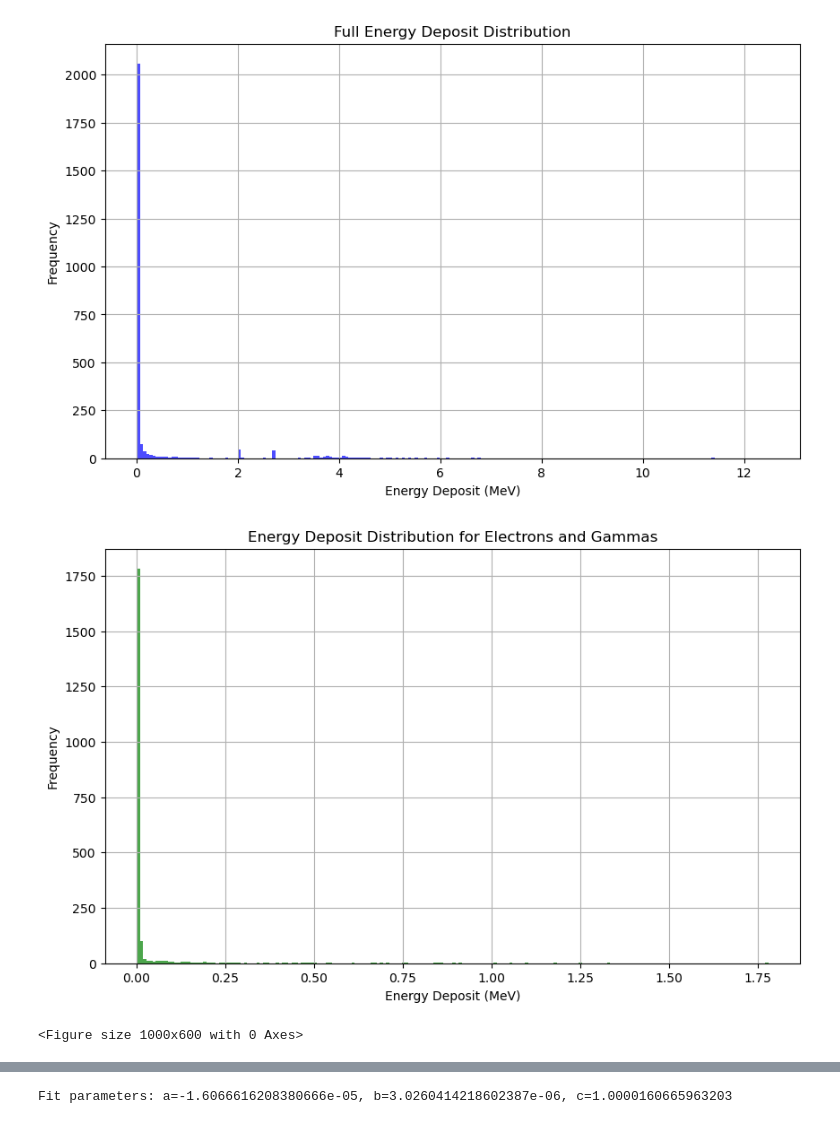
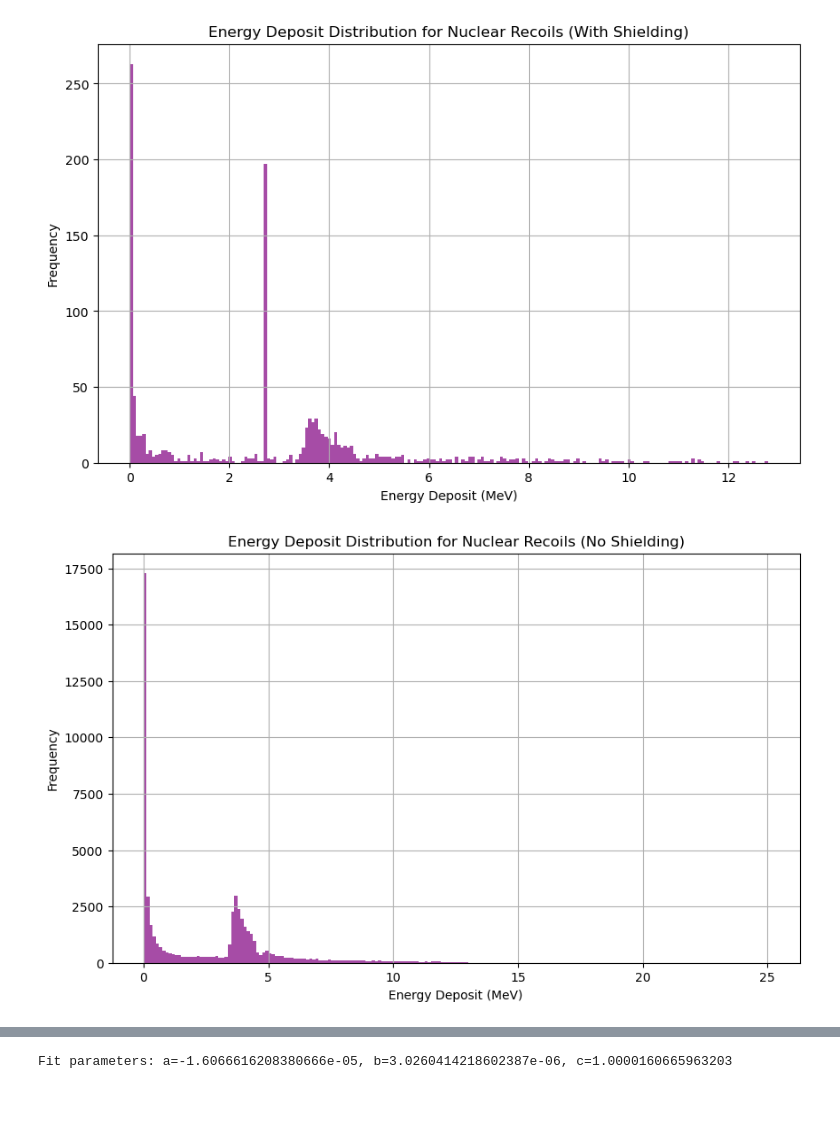
Before and after one commit to jzettle/PHONON_sim, a Jupyter notebook: analysis/sim_analysis.ipynb, the cells around one changed output, grey strips where cells are left out. Saved outputs shown, nothing was run; the diff lists cells and outputs as text; code cells hidden in the pictures.

```diff
--- a/analysis/sim_analysis.ipynb
+++ b/analysis/sim_analysis.ipynb
@@ -36,7 +36,7 @@ df.info()
 
 #access the file with no shielding in place
 
-file2 = uproot.open("/Users/jczettle/geant4/PHONON_Bkgnds/no_shield_10kneutrons.root")
+file2 = uproot.open("/Users/jczettle/geant4/PHONON_Bkgnds/noshield_10kneutrons.root")
 
 # Access the TTree
 tree_no_shield = file2["Hits"]
@@ -79,7 +79,7 @@ el_gamma_df = df[mask2 | mask3]
 proton_df = df[mask4]
 no_ions_df = df[mask2 | mask3 | mask4]
 nr_df = df[mask_nr]
-
+'''
 # Plotting the energy deposit distribution
 plt.figure(figsize=(10, 6))
 plt.hist(df['Edep'], bins=200, color='blue', alpha=0.7)
@@ -87,7 +87,7 @@ plt.title('Full Energy Deposit Distribution')
 plt.xlabel('Energy Deposit (MeV)')
 plt.ylabel('Frequency')
 plt.grid()
-plt.show()
+#plt.show()
 
 # Plotting the energy deposit distribution for electrons and gammas
 plt.figure(figsize=(10, 6))
@@ -96,7 +96,7 @@ plt.title('Energy Deposit Distribution for Electrons and Gammas')
 plt.xlabel('Energy Deposit (MeV)')
 plt.ylabel('Frequency')
 plt.grid()
-plt.show()
+#plt.show()
 
 #plot the pdg code
 plt.figure(figsize=(10, 6))
@@ -106,7 +106,7 @@ plt.title('PDG Code Distribution')
 plt.xlabel('PDG Code')
 plt.ylabel('Frequency')
 plt.grid()
-plt.show()
+#plt.show()
 
 #plot the pdg code for no ions
 plt.figure(figsize=(10, 6))
@@ -115,39 +115,38 @@ plt.title('PDG Code Distribution for things other than ions')
 plt.xlabel('PDG Code')
 plt.ylabel('Frequency')
 plt.grid()
-plt.show()
+#plt.show()
 
 # Plotting the energy deposit distribution for protons
 plt.figure(figsize=(10, 6))
 plt.hist(proton_df['Edep'], bins=200, color='red', alpha=0.7)
 plt.title('Energy Deposit Distribution for Protons')
 plt.xlabel('Energy Deposit (MeV)')
 plt.ylabel('Frequency')
 plt.grid()
-plt.show()
-
+#plt.show()
+'''
 # Plotting the energy deposit distribution for nuclear recoils
 plt.figure(figsize=(10, 6))
 plt.hist(nr_df['Edep'], bins=200, color='purple', alpha=0.7)
 plt.title('Energy Deposit Distribution for Nuclear Recoils (With Shielding)')
 plt.xlabel('Energy Deposit (MeV)')
 plt.ylabel('Frequency')
 plt.grid()
-plt.savefig("10kneutronShielded_LiNbO3block_NRDistro.pdf")
+plt.savefig("50kneutronShielded_LiNbO3block_NRDistro.pdf")
 plt.show()
 
 mask_nr_ns = df_no_shield['ParticleName'].str.contains('Nb', case=False, na=False) | df_no_shield['ParticleName'].str.contains('Li', case=False, na=False)  | df_no_shield['ParticleName'].str.contains('O', case=False, na=False)  # Filter for Li, Nb, or O nuclear recoils
 nr_ns_df = df_no_shield[mask_nr_ns]
 # Plotting the energy deposit distribution for nuclear recoils in no shielding
 plt.figure(figsize=(10, 6))
 plt.hist(nr_ns_df['Edep'], bins=200, color='purple', alpha=0.7)
 plt.title('Energy Deposit Distribution for Nuclear Recoils (No Shielding)')
 plt.xlabel('Energy Deposit (MeV)')
 plt.ylabel('Frequency')
 plt.grid()
 plt.savefig("10kneutron_LiNbO3blockOnly_NRDistro.pdf")
 plt.show()
 # %% [output]
-[figure, old version]
+[figure, new version]
-[figure, old version]
+[figure, new version]
-<Figure size 1000x600 with 0 Axes>
```
Also changed, not shown: parts of 3 cells of this notebook, 10 other files.
